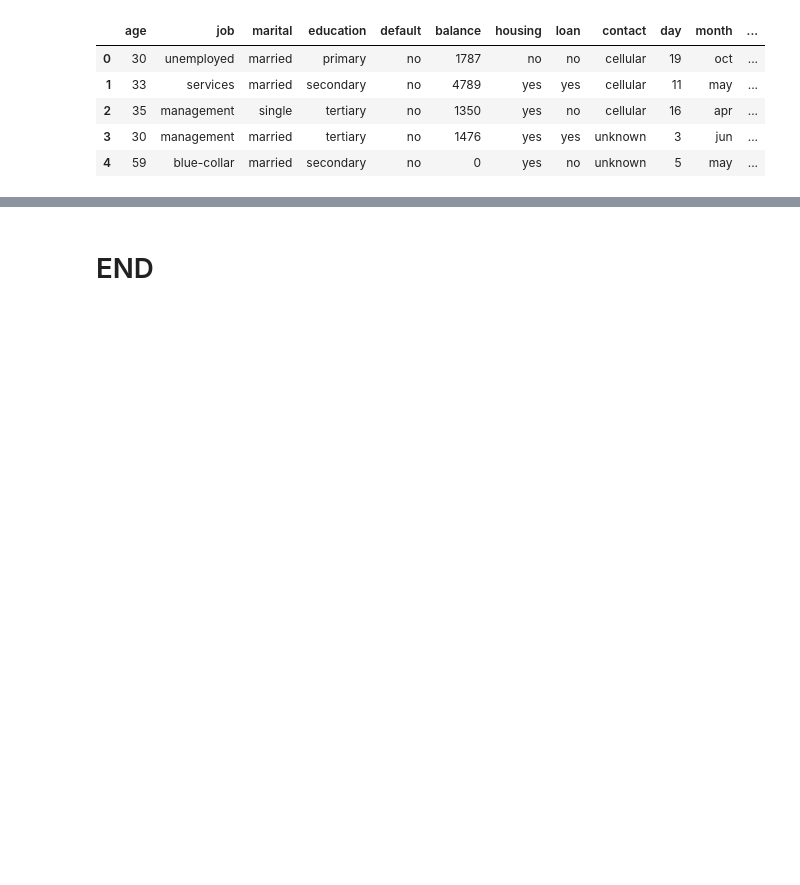
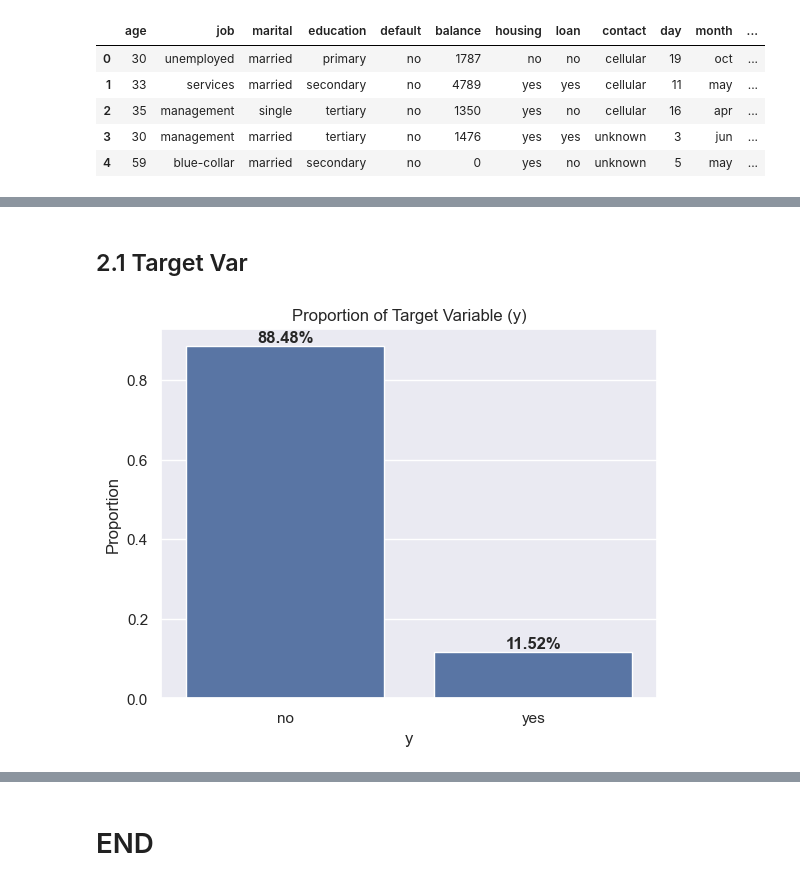
Before and after one commit to ShirsenduRyo/06-Segmentations, a Jupyter notebook: notebooks/0 The EDA.ipynb, the cells around one changed output, grey strips where cells are left out. Drawn from its saved outputs; the diff is of its cells as text; code cells hidden in the pictures; blank space fills up the shorter version.

Commit message:
Data Check Done

```diff
--- a/notebooks/0 The EDA.ipynb
+++ b/notebooks/0 The EDA.ipynb
@@ -5,10 +5,15 @@ from pathlib import Path
 # %%
 import pandas as pd
 import numpy as np
+# %%
+import matplotlib.pyplot as plt
+import seaborn as sns
+sns.set_theme(style="darkgrid")
 # %%
 project_root = Path.cwd().parent
 project_root
 # %% [output]
 WindowsPath('d:/01 Work/06-Segmentations')
 # %%
-file_path = project_root / 'data' /'raw'/ 'bank.csv'
+file_path = f"{project_root}/data/raw/bank.csv"
+file_path
@@ -32,0 +81,18 @@ Data Preview:
+# %% [markdown]
+## 2.1 Target Var
+# %%
+ax = sns.barplot(
+    x=data_df['y'].value_counts(normalize=True).index,
+    y=data_df['y'].value_counts(normalize=True).values,
+)
+
+# Add percentage labels
+for i, v in enumerate(data_df['y'].value_counts(normalize=True).values):
+    ax.text(i, v + 0.01, f"{v:.2%}", ha="center", fontweight="bold")
+
+ax.set_title("Proportion of Target Variable (y)")
+ax.set_xlabel("y")
+ax.set_ylabel("Proportion")
+plt.show()
+# %% [output]
+[figure, added]
```
Also changed, not shown: parts of 14 cells of this notebook, 1 other file.
